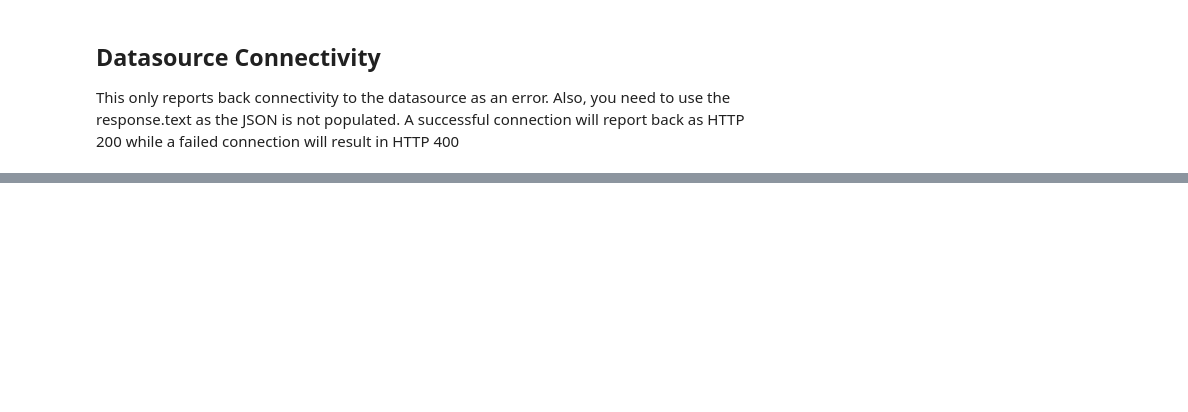
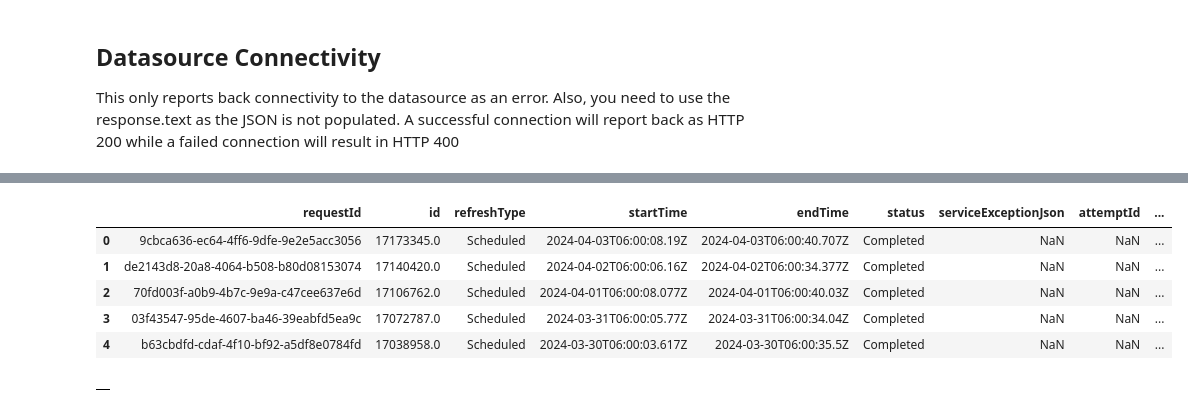
Before and after one commit to Coding-Forge/FabricMonitorPublic, a Jupyter notebook: testing.ipynb, the cells around one changed output, grey strips where cells are left out. Cells and saved outputs as stored; diff of their text form; code cells hidden in the pictures; blank space fills up the shorter version.

Commit message:
added refreshables module

```diff
--- a/testing.ipynb
+++ b/testing.ipynb
@@ -163,0 +164,6 @@ result
+# %%
+for item in workspaces['value']:
+    group_id = item['id']
+    for dataset in item['datasets']:
+        dataset_id = dataset['id']
+        print(dataset)
@@ -164,10 +188,12 @@ result
 # %%
 # GET https://api.powerbi.com/v1.0/myorg/groups/{groupId}/datasets/{datasetId}/refreshes
-for item in result['value']:
+refresh_history = list()
+
+for item in workspaces['value']:
     group_id = item['id']
     for dataset in item['datasets']:
         dataset_id = dataset['id']
-        if dataset['isRefreshable']==True:
+        if dataset['isRefreshable']==True and dataset['addRowsAPIEnabled']==False:
             rest_api = f"https://api.powerbi.com/v1.0/myorg/groups/{group_id}/datasets/{dataset_id}/refreshes"
 
             response = requests.get(url=rest_api, headers=headers)
@@ -175,4 +201,4 @@ for item in result['value']:
                 results = response.json()
                 for result in results['value']:
                     if len(result)>0:
-                        print(result)
+                        refresh_history.append(result)
@@ -196,0 +225,5 @@ for item in result['value']:
+# %%
+import pandas as pd
+
+fd = pd.DataFrame(refresh_history)
+fd.head()
@@ -196,0 +250,32 @@ for item in result['value']:
+# %%
+import pandas as pd
+
+def normalize(df:pd.DataFrame(), base2:pd.DataFrame(), json_column='workspace_id'):
+    for row in df.itertuples():
+        column_number = df.columns.get_loc(json_column)+1
+        if isinstance(row[column_number], list) and len(row[column_number])>0:
+            for item in row[column_number]:
+                # item[id_name] = row.id
+                base2 = pd.concat([base2, df, pd.json_normalize(item)])
+                base2.drop(json_column, axis=1, inplace=True)
+        else:
+            if isinstance(row[column_number], dict):
+                print("Yes it is a dictionary")
+                base2 = pd.concat([base2, df, pd.json_normalize(row[column_number])])
+                base2.drop(json_column, axis=1, inplace=True)
+    return base2
+# %%
+dd = normalize(fd, pd.DataFrame(), 'refreshAttempts')
+dd.head()
+# %% [output]
+|  | requestId | id | refreshType | startTime | endTime | status | serviceExceptionJson | attemptId | ... |
+| 0 | 9cbca636-ec64-4ff6-9dfe-9e2e5acc3056 | 17173345.0 | Scheduled | 2024-04-03T06:00:08.19Z | 2024-04-03T06:00:40.707Z | Completed | NaN | NaN | ... |
+| 1 | de2143d8-20a8-4064-b508-b80d08153074 | 17140420.0 | Scheduled | 2024-04-02T06:00:06.16Z | 2024-04-02T06:00:34.377Z | Completed | NaN | NaN | ... |
+| 2 | 70fd003f-a0b9-4b7c-9e9a-c47cee637e6d | 17106762.0 | Scheduled | 2024-04-01T06:00:08.077Z | 2024-04-01T06:00:40.03Z | Completed | NaN | NaN | ... |
+| 3 | 03f43547-95de-4607-ba46-39eabfd5ea9c | 17072787.0 | Scheduled | 2024-03-31T06:00:05.77Z | 2024-03-31T06:00:34.04Z | Completed | NaN | NaN | ... |
+| 4 | b63cbdfd-cdaf-4f10-bf92-a5df8e0784fd | 17038958.0 | Scheduled | 2024-03-30T06:00:03.617Z | 2024-03-30T06:00:35.5Z | Completed | NaN | NaN | ... |
+# %%
+de = normalize(dd, pd.DataFrame(), 'serviceExceptionJson')
+de
+# %% [output]
+|  |
```
Also changed, not shown: parts of 27 cells of this notebook, 6 other files.
